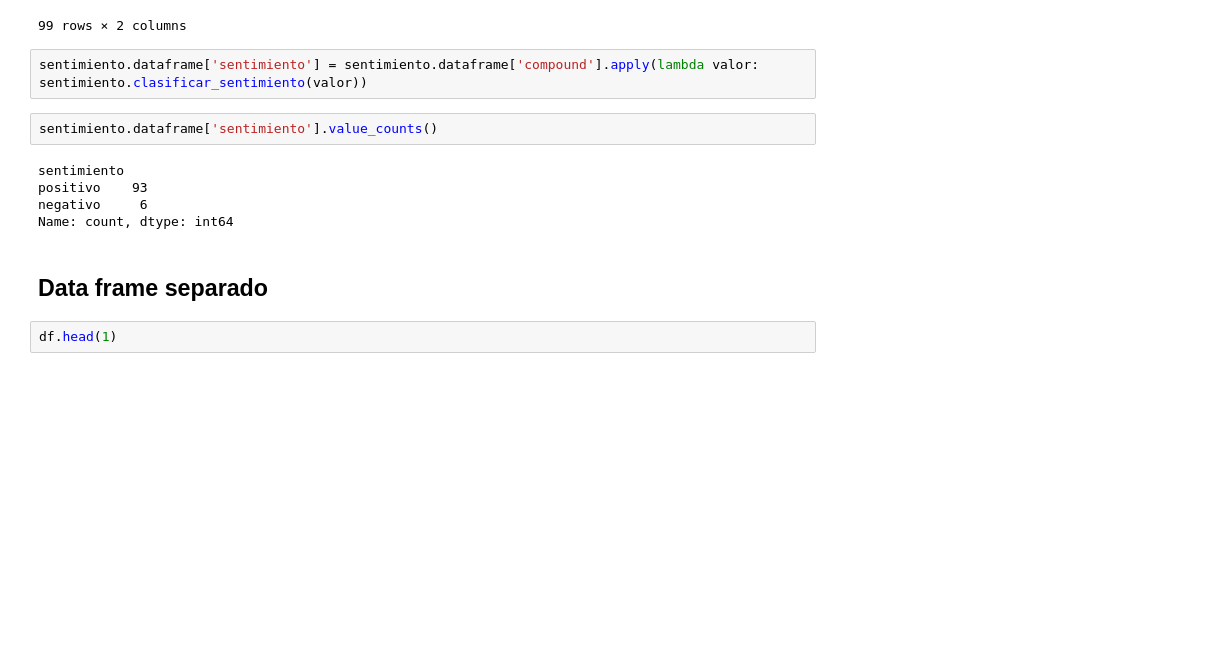
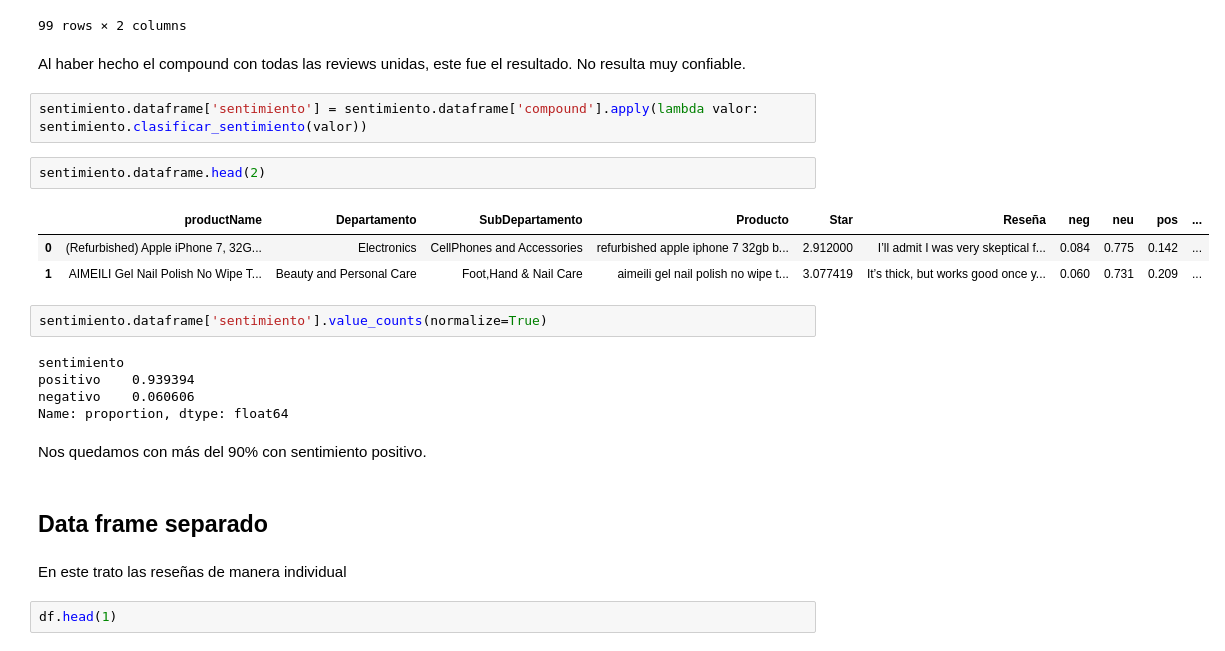
Before and after one commit to ngcarvajall/NLP_SisRecomendacion, a Jupyter notebook: modulo09-leccion06-nlp-LAB.ipynb, the cells around one changed output. Saved outputs shown, nothing was run; the diff lists cells and outputs as text; blank space fills up the shorter version.

```diff
--- a/modulo09-leccion06-nlp-LAB.ipynb
+++ b/modulo09-leccion06-nlp-LAB.ipynb
@@ -596,17 +602,29 @@ sentimiento.dataframe[['Producto','compound']]
 | 97 | livho 2 pack blue light blocking ... | 0.9999 |
 | 98 | seenda wireless mouse 24g noisele... | 0.9999 |
 99 rows × 2 columns
+# %% [markdown]
+Al haber hecho el compound con todas las reviews unidas, este fue el resultado. No resulta muy confiable.
 # %%
 sentimiento.dataframe['sentimiento'] = sentimiento.dataframe['compound'].apply(lambda valor: sentimiento.clasificar_sentimiento(valor))
+# %%
+sentimiento.dataframe.head(2)
+# %% [output]
+|  | productName | Departamento | SubDepartamento | Producto | Star | Reseña | neg | neu | pos | ... |
+| 0 | (Refurbished) Apple iPhone 7, 32G... | Electronics | CellPhones and Accessories | refurbished apple iphone 7 32gb b... | 2.912000 | I’ll admit I was very skeptical f... | 0.084 | 0.775 | 0.142 | ... |
+| 1 | AIMEILI Gel Nail Polish No Wipe T... | Beauty and Personal Care | Foot,Hand & Nail Care | aimeili gel nail polish no wipe t... | 3.077419 | It’s thick, but works good once y... | 0.060 | 0.731 | 0.209 | ... |
 # %%
-sentimiento.dataframe['sentimiento'].value_counts()
+sentimiento.dataframe['sentimiento'].value_counts(normalize=True)
 # %% [output]
 sentimiento
-positivo    93
-negativo     6
-Name: count, dtype: int64
+positivo    0.939394
+negativo    0.060606
+Name: proportion, dtype: float64
+# %% [markdown]
+Nos quedamos con más del 90% con sentimiento positivo.
 # %% [markdown]
 ## Data frame separado
+# %% [markdown]
+En este trato las reseñas de manera individual
 # %%
 df.head(1)
 # %% [output]
```
Also changed, not shown: parts of 24 cells of this notebook.
